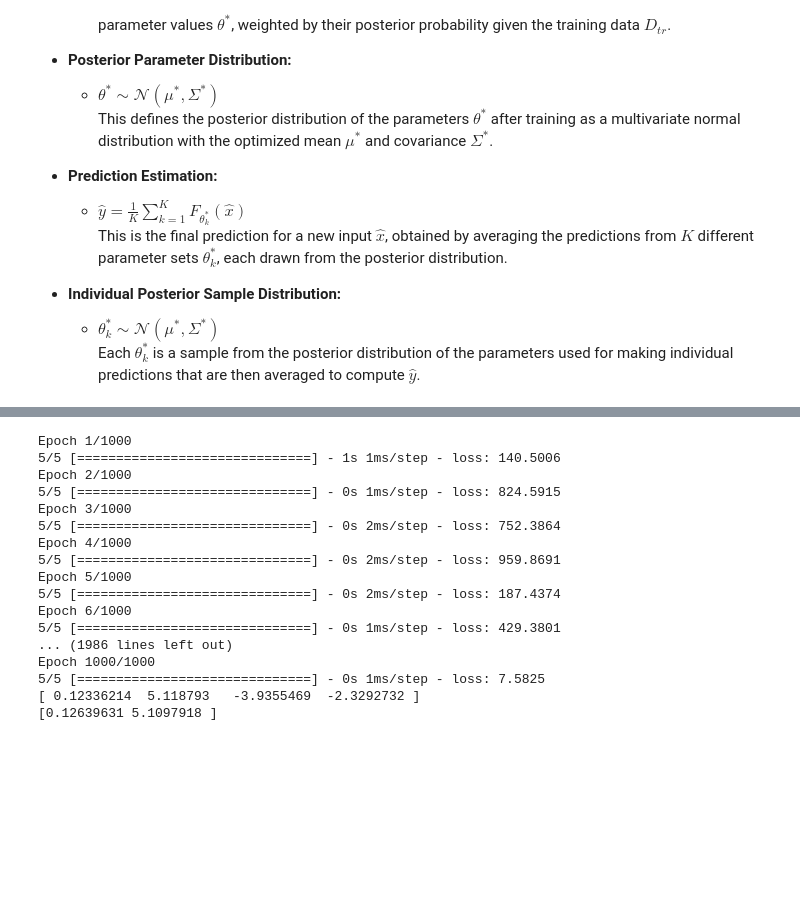
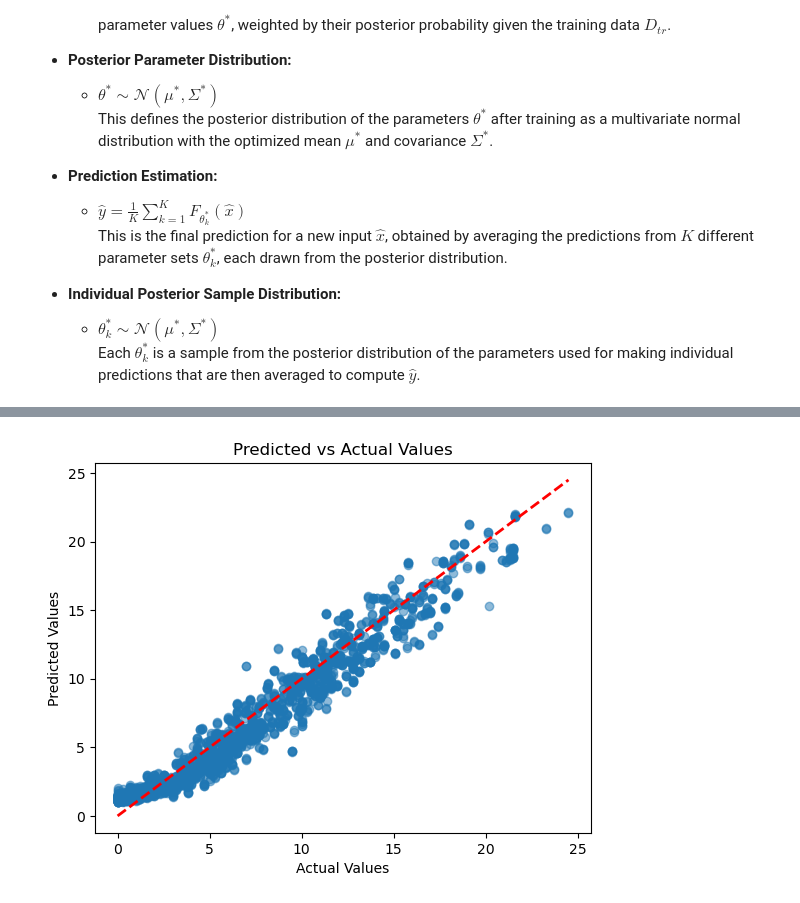
Before and after one commit to hinayatali9/STA365_Proj, a Jupyter notebook: bayesian_nn.ipynb, the cells around one changed output, grey strips where cells are left out. Cells and saved outputs as stored; diff of their text form; code cells hidden in the pictures; blank space fills up the shorter version.

```diff
--- a/bayesian_nn.ipynb
+++ b/bayesian_nn.ipynb
@@ -213,34 +157,12 @@ def prior_trainable(kernel_size, bias_size=0, dtype=None):
-# %%
-# Build model.
-model = tf_keras.Sequential([
-  tfp.layers.DenseVariational(1, posterior_mean_field, prior_trainable, kl_weight=1/x.shape[0]),
-  tfp.layers.DistributionLambda(lambda t: tfd.Normal(loc=t, scale=1)),
-])
-
-# Do inference.
-negloglik = lambda y, rv_y: -rv_y.log_prob(y)
-model.compile(optimizer=tf_keras.optimizers.Adam(learning_rate=0.01), loss=negloglik)
-model.fit(x, y, epochs=1000, verbose=True);
-
-# Profit.
-[print(np.squeeze(w.numpy())) for w in model.weights];
-yhat = model(x_tst)
-assert isinstance(yhat, tfd.Distribution)
-# %% [output]
-Epoch 1/1000
-5/5 [==============================] - 1s 1ms/step - loss: 140.5006
-Epoch 2/1000
-5/5 [==============================] - 0s 1ms/step - loss: 824.5915
-Epoch 3/1000
-5/5 [==============================] - 0s 2ms/step - loss: 752.3864
-Epoch 4/1000
-5/5 [==============================] - 0s 2ms/step - loss: 959.8691
-Epoch 5/1000
-5/5 [==============================] - 0s 2ms/step - loss: 187.4374
-Epoch 6/1000
-5/5 [==============================] - 0s 1ms/step - loss: 429.3801
-... (1986 lines left out)
-Epoch 1000/1000
-5/5 [==============================] - 0s 1ms/step - loss: 7.5825
-[ 0.12336214  5.118793   -3.9355469  -2.3292732 ]
-[0.12639631 5.1097918 ]
+# %%
+plt.scatter(y_test, pred, alpha=0.5)
+plt.title('Predicted vs Actual Values')
+plt.xlabel('Actual Values')
+plt.ylabel('Predicted Values')
+
+# Plot a line representing the perfect predictions
+plt.plot([min(y_test), max(y_test)], [min(y_test), max(y_test)], color='red', lw=2, ls='--')
+
+plt.show()
+# %% [output]
+[figure, added]
```
Also changed, not shown: parts of 17 cells of this notebook, 2 other files.
